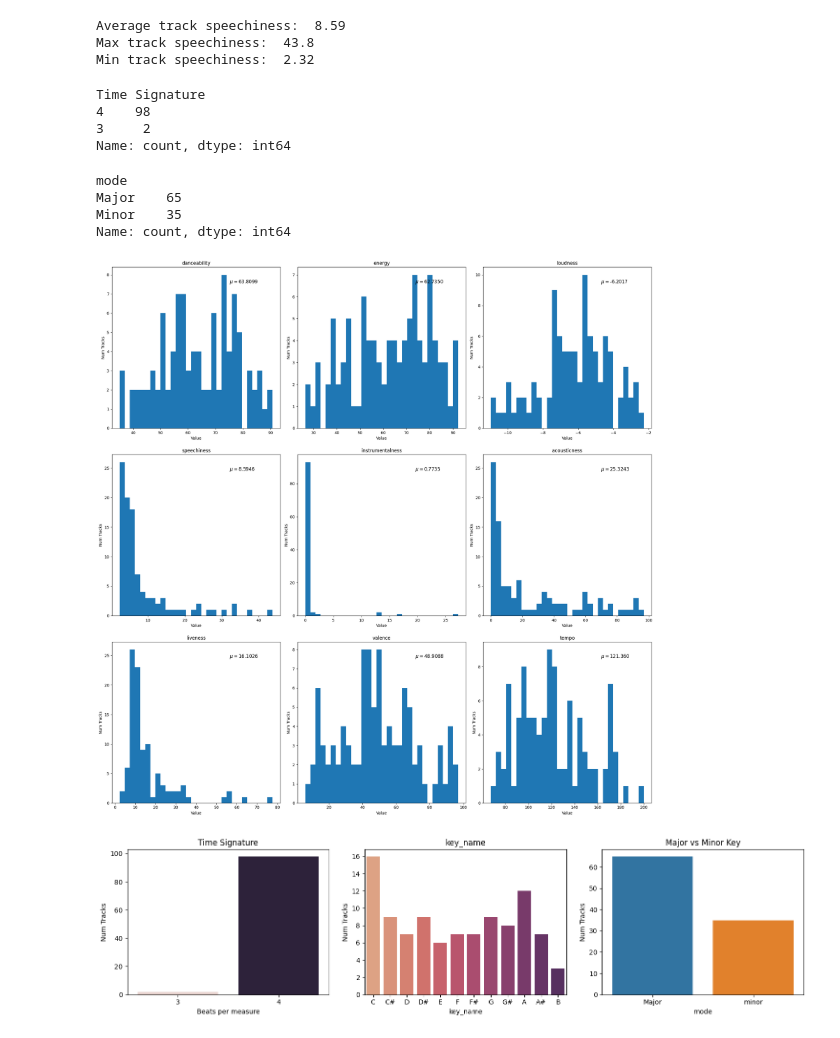
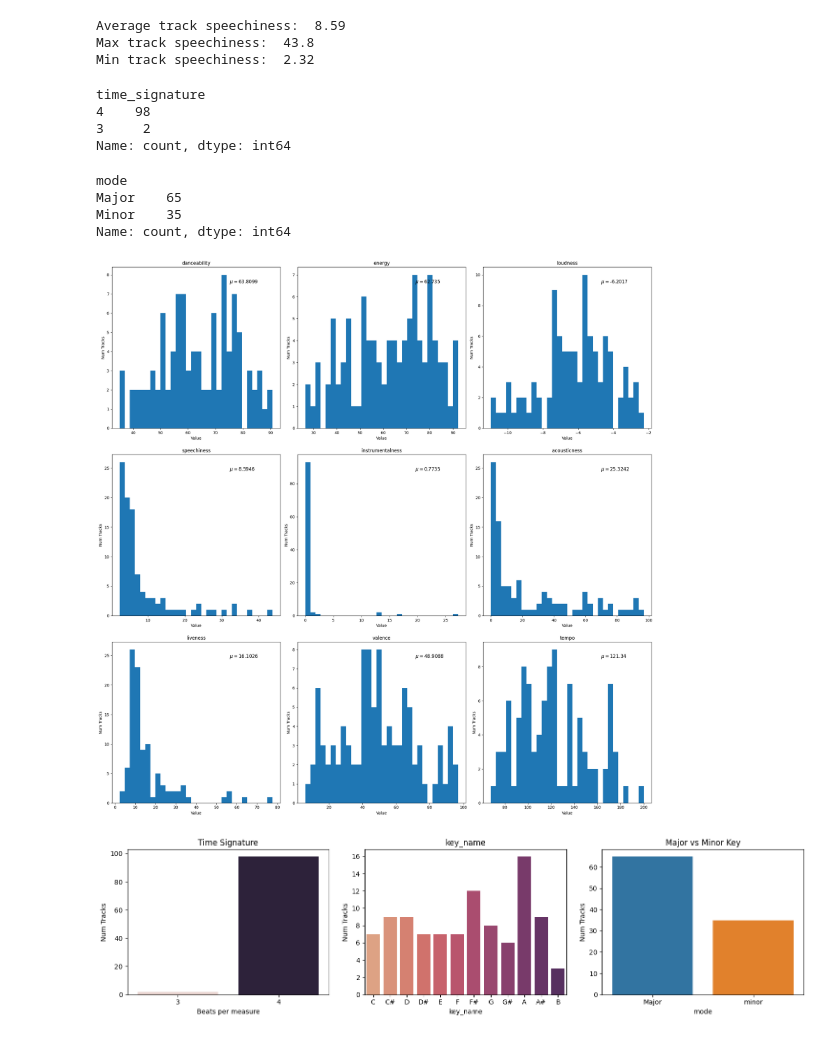
Before and after one commit to Ramonalyst/Music_Recommendation_System, a Jupyter notebook: Spotify_Top_100_2024_Exploration.ipynb, the cells around one changed output. Saved outputs shown, nothing was run; the diff lists cells and outputs as text; code cells hidden in the pictures.

Commit message:
Connect to BigQuery
• Connected the notebook to BigQuery
• Updated code lines that needed updating given the cleaned version of the table

```diff
--- a/Spotify_Top_100_2024_Exploration.ipynb
+++ b/Spotify_Top_100_2024_Exploration.ipynb
@@ -17,3 +18,38 @@ df = pd.read_csv("/Users/mariegeorgescudehillerin/Downloads/2024_spotify_top_100
+# %%
+
+# Connect to BQ
+
+
+credentials = service_account.Credentials.from_service_account_file(
+'/Users/mariegeorgescudehillerin/Desktop/Le Wagon/Project/music-recommendation-system-24-e7b0bc87bbb3.json')
+# music-recommendation-system-24-3d0d21fb1f8b.json is the service account JSON file. Save the file locally on your device and add the path here.
+# make sure that the slashes in the path are '/' and not '\'
+
+
+project_id = 'music-recommendation-system-24'
+client = bigquery.Client(credentials= credentials,project=project_id)
+# %%
+# Query BQ
+
+
+query_job = client.query("""
+  SELECT
+     *
+  FROM `music-recommendation-system-24.top_100.2024_spotify_top_100_cleaned_csv`
+  LIMIT 1000""")
+#but the query in three quote marks
+
+
+
+
+results = query_job.result() # Wait for the job to complete.
+
+
+rows = [dict(row) for row in results]
+
+
+# Convert the list of dictionaries to a DataFrame
+df = pd.DataFrame(rows)
 # %% [markdown]
 #Data Exploration
 # %%
@@ -72,6 +108,3 @@ df.head()
 5 rows × 21 columns
 # %% [markdown]
 #Data cleaning
-# %%
-for feature in ["valence", "danceability", "energy", "acousticness", "instrumentalness", "liveliness", "speechiness"]:
-  df[feature] = df[feature].str.replace('%', '').astype(float)
@@ -98,4 +110,0 @@ memory usage: 16.5+ KB
-# %%
-df = df.rename(columns={"liveliness": "liveness"})
-
-print(df)
@@ -372,9 +363,9 @@ Max track speechiness:  43.8
 Min track speechiness:  2.32
 # %%
 #An overwhelming maority of 4/4 songs, which is to be expected with most streamed songs!
-print(df["Time Signature"].value_counts())
+print(df["time_signature"].value_counts())
 # %% [output]
-Time Signature
+time_signature
 4    98
 3     2
 Name: count, dtype: int64
@@ -399,29 +390,29 @@ for i,category in enumerate(['danceability', 'energy', 'loudness', 'speechiness'
 
 plt.tight_layout(h_pad=2)
 # %% [output]
-[figure, old version]
+[figure, new version]
 # %%
 plt.figure(figsize=(15, 4))
 
 plt.subplot(1, 3, 1)
-sns.countplot(df, x='Time Signature', hue='Time Signature', legend=False)
+sns.countplot(df, x='time_signature', hue='time_signature', legend=False)
 plt.xlabel('Beats per measure')
 plt.ylabel('Num Tracks')
 plt.title('Time Signature')
 
 plt.subplot(1, 3, 2)
 sns.countplot(df, x='key_name', hue='key_name', palette='flare', legend=False)
 plt.xticks(ticks=plt.xticks()[0], labels=['C', 'C#', 'D', 'D#', 'E', 'F', 'F#', 'G', 'G#', 'A', 'A#', 'B'])
 plt.ylabel('Num Tracks')
 plt.title('key_name')
 
 plt.subplot(1, 3, 3)
 sns.countplot(df, x='mode', hue='mode', legend=False)
 plt.xticks(ticks=plt.xticks()[0], labels=['Major', 'minor'])
 plt.ylabel('Num Tracks')
 plt.title('Major vs Minor Key')
 
 plt.tight_layout(w_pad=2)
 plt.show()
 # %% [output]
-[figure, old version]
+[figure, new version]
```
Also changed, not shown: parts of 17 cells of this notebook.
